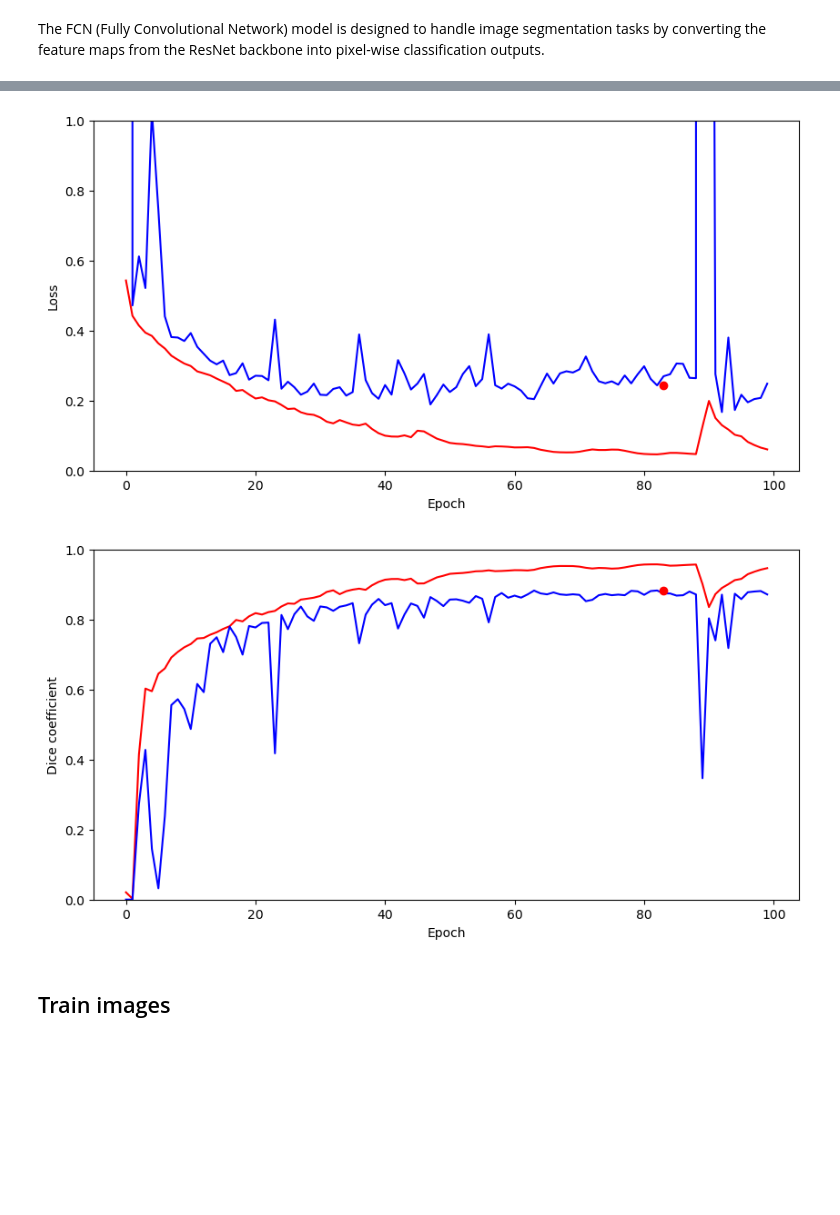
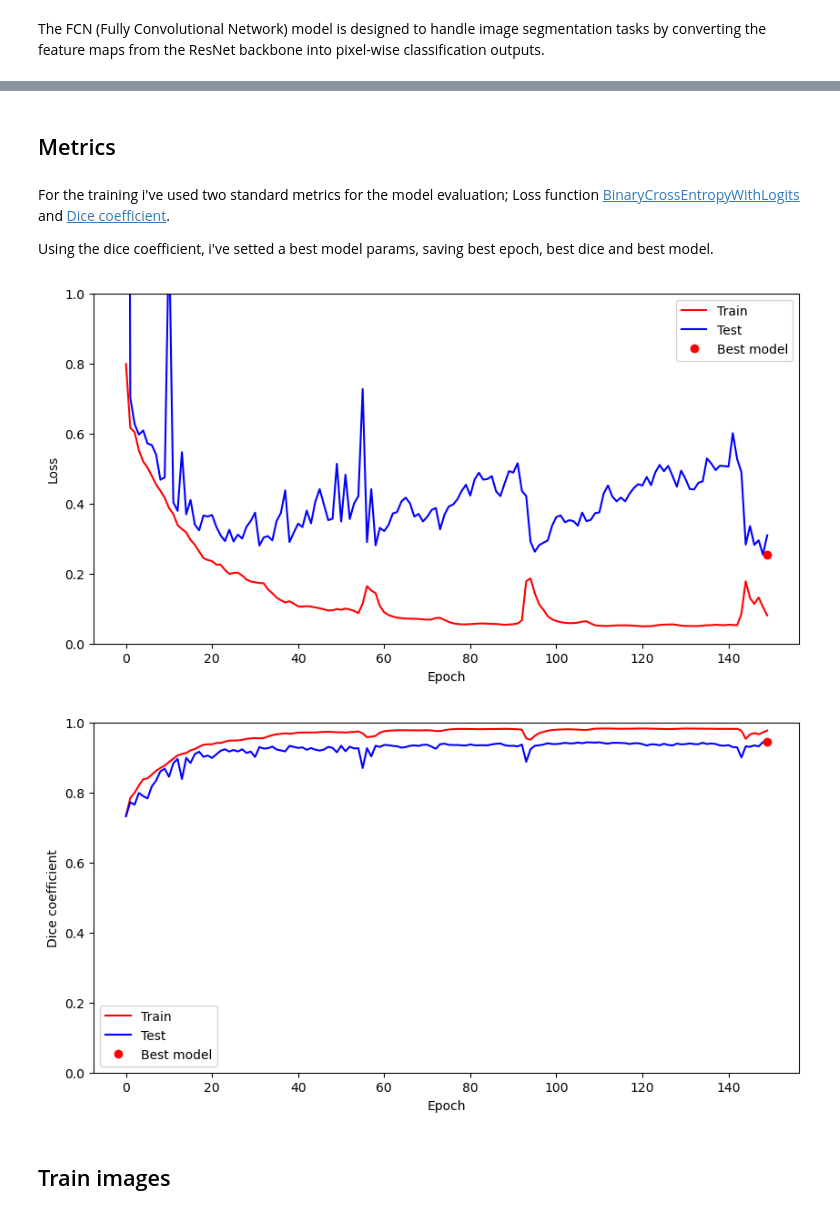
Before and after one commit to Degik/ISPR, a Jupyter notebook: Midterm3/notebook.ipynb, the cells around one changed output, grey strips where cells are left out. Saved outputs shown, nothing was run; the diff lists cells and outputs as text; code cells hidden in the pictures; blank space fills up the shorter version.

```diff
--- a/Midterm3/notebook.ipynb
+++ b/Midterm3/notebook.ipynb
@@ -292,4 +293,4 @@ def FCNResNet101(num_classes=1, aux=True):
     return model
 # %%
 # Create the model
-model = FCNResNet101()
+model = FCNResNet50()
@@ -361,9 +376,9 @@ def bestModelCheck(dice, loss, bestDice, bestLoss):
         return True
 # %%
 optimizer = torch.optim.Adam(model.parameters(), lr=0.01)
-#criterion = nn.MSELoss()
 criterion = nn.BCEWithLogitsLoss()
-numb_epochs = 100
+dice_coefficient = Dice().cuda()
+numb_epochs = 150
 
 # Best model parameters
 bestDice = 0.0
@@ -382,11 +397,18 @@ for epoch in tqdm(range(1, numb_epochs+1)):
         images = images.cuda()
         masks = masks.cuda()
         #
-        output = model(images)['out']
-        loss = criterion(output, masks)
+        output = model(images)
+        main_output = model(images)['out']
+        aux_output = model(images)['aux']
         #
-        binary_output = torch.sigmoid(output) > 0.5  # Binarizzazione dei logits
-        dice = dice_coefficient(masks, binary_output)
+        loss_main = criterion(main_output, masks)
+        loss_aux = criterion(aux_output, masks)
+        loss = loss_main + 0.4 * loss_aux
+        #
+        binary_output = torch.sigmoid(main_output) > 0.5
+        masks = masks.int() # Convert the masks to int
+        #
+        dice = dice_coefficient(binary_output, masks)
         #
         optimizer.zero_grad()
         loss.backward()
@@ -408,11 +430,18 @@ for epoch in tqdm(range(1, numb_epochs+1)):
             images = images.cuda()
             masks = masks.cuda()
             #
-            output = model(images)['out']
-            loss = criterion(output, masks)
+            output = model(images)
+            main_output = model(images)['out']
+            aux_output = model(images)['aux']
             #
-            binary_output = torch.sigmoid(output) > 0.5  # Binarizzazione dei logits
-            dice = dice_coefficient(masks, binary_output)
+            loss_main = criterion(main_output, masks)
+            loss_aux = criterion(aux_output, masks)
+            loss = loss_main + 0.4 * loss_aux
+            #
+            binary_output = torch.sigmoid(main_output) > 0.5
+            masks = masks.int() # Convert the masks to int
+            #
+            dice = dice_coefficient(binary_output, masks)
             #
             loss_epoch += loss.item()
             dice_epoch += dice.item()
@@ -445,27 +474,33 @@ Epoch: 12, Loss Train: 0.2833, Dice Train: 0.7457, Loss Test: 0.3536, Dice Test:
 ... (88 outputs left out)
+# %% [markdown]
+## Metrics
+# %% [markdown]
+For the training i've used two standard metrics for the model evaluation; Loss function [BinaryCrossEntropyWithLogits](https://pytorch.org/docs/stable/generated/torch.nn.BCEWithLogitsLoss.html) and [Dice coefficient](https://lightning.ai/docs/torchmetrics/stable/classification/dice.html).
+
+Using the dice coefficient, i've setted a best model params, saving best epoch, best dice and best model.
 # %%
 plt.figure(figsize=(10, 5))
 plt.plot(loss_train, label='Train', color='red')
 plt.plot(loss_test, label='Test', color='blue')
-plt.plot(bestEpoch, loss_test[bestEpoch-1], 'ro')
+plt.plot(bestEpoch, loss_test[bestEpoch-1], 'ro', label='Best model')
 plt.xlabel('Epoch')
 plt.ylim(0, 1)
 plt.ylabel('Loss')
-plt.legend
+plt.legend()
 plt.show()
 
 plt.figure(figsize=(10, 5))
 plt.plot(dice_train, label='Train', color='red')
 plt.plot(dice_test, label='Test', color='blue')
-plt.plot(bestEpoch, dice_test[bestEpoch-1], 'ro')
+plt.plot(bestEpoch, dice_test[bestEpoch-1], 'ro', label='Best model')
 plt.xlabel('Epoch')
 plt.ylim(0, 1)
 plt.ylabel('Dice coefficient')
-plt.legend
+plt.legend()
 plt.show()
 # %% [output]
-[figure, old version]
+[figure, new version]
-[figure, old version]
+[figure, new version]
 # %%
 model = bestModel # Setting the best model
 # %%
```
Also changed, not shown: parts of 22 cells of this notebook.
